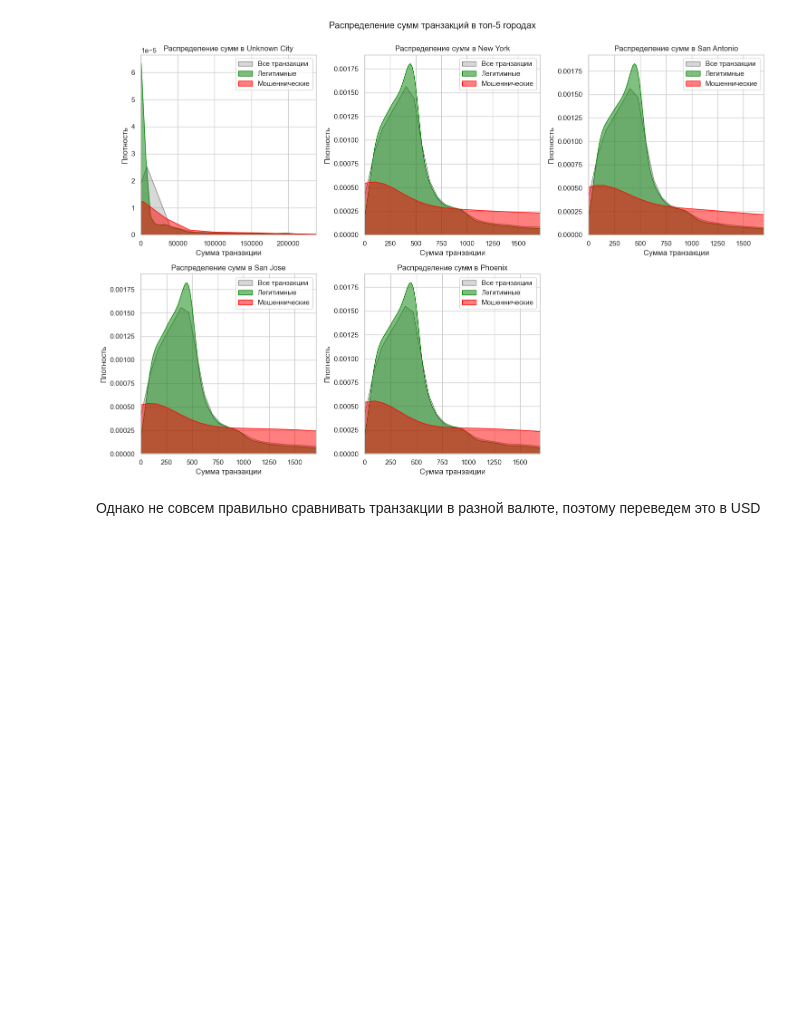
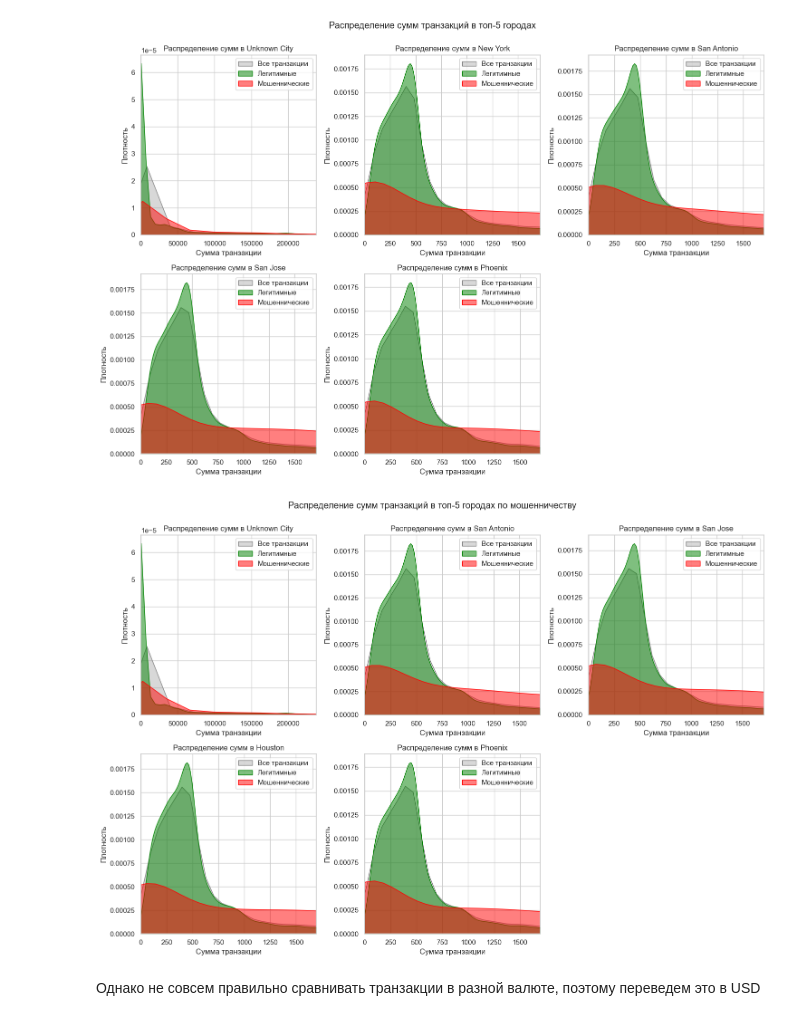
Before and after one commit to klyuchnikova/fraud_historical_research, a Jupyter notebook: research_history.ipynb, the cells around one changed output. Drawn from its saved outputs; the diff is of its cells as text; code cells hidden in the pictures; blank space fills up the shorter version.

```diff
--- a/research_history.ipynb
+++ b/research_history.ipynb
@@ -113,6 +113,57 @@ plt.suptitle('Распределение сумм транзакций в топ
 plt.show()
 # %% [output]
 [figure]
+# %%
+top_cities = fraud_data[fraud_data['is_fraud'] == True].groupby('city')['amount'].mean().sort_values(ascending=False).head(5).index
+
+# Фильтрация данных только для топ-5 городов
+top_cities_data = fraud_data[fraud_data['city'].isin(top_cities)]
+
+# Настройка стиля графиков
+sns.set(style="whitegrid")
+plt.figure(figsize=(15, 10))
+
+# Построение распределений для каждого города
+for i, city in enumerate(top_cities, 1):
+    plt.subplot(2, 3, i)
+
+    # Общее распределение
+    sns.kdeplot(data=top_cities_data[top_cities_data['city'] == city],
+                x='amount',
+                color='gray',
+                label='Все транзакции',
+                fill=True,
+                alpha=0.3)
+
+    # Не мошеннические транзакции
+    sns.kdeplot(data=top_cities_data[(top_cities_data['city'] == city) &
+                                    (top_cities_data['is_fraud'] == False)],
+                x='amount',
+                color='green',
+                label='Легитимные',
+                fill=True,
+                alpha=0.5)
+
+    # Мошеннические транзакции
+    sns.kdeplot(data=top_cities_data[(top_cities_data['city'] == city) &
+                                    (top_cities_data['is_fraud'] == True)],
+                x='amount',
+                color='red',
+                label='Мошеннические',
+                fill=True,
+                alpha=0.5)
+
+    plt.title(f'Распределение сумм в {city}')
+    plt.xlabel('Сумма транзакции')
+    plt.ylabel('Плотность')
+    plt.legend()
+    plt.xlim(0, top_cities_data[top_cities_data['city'] == city]['amount'].quantile(0.95))  # Ограничиваем выбросы
+
+plt.tight_layout()
+plt.suptitle('Распределение сумм транзакций в топ-5 городах по мошенничеству', y=1.02)
+plt.show()
+# %% [output]
+[figure, added]
 # %% [markdown]
 Однако не совсем правильно сравнивать транзакции в разной валюте, поэтому переведем это в USD
 # %%
```
Also changed, not shown: parts of 14 cells of this notebook, 6 other files.
